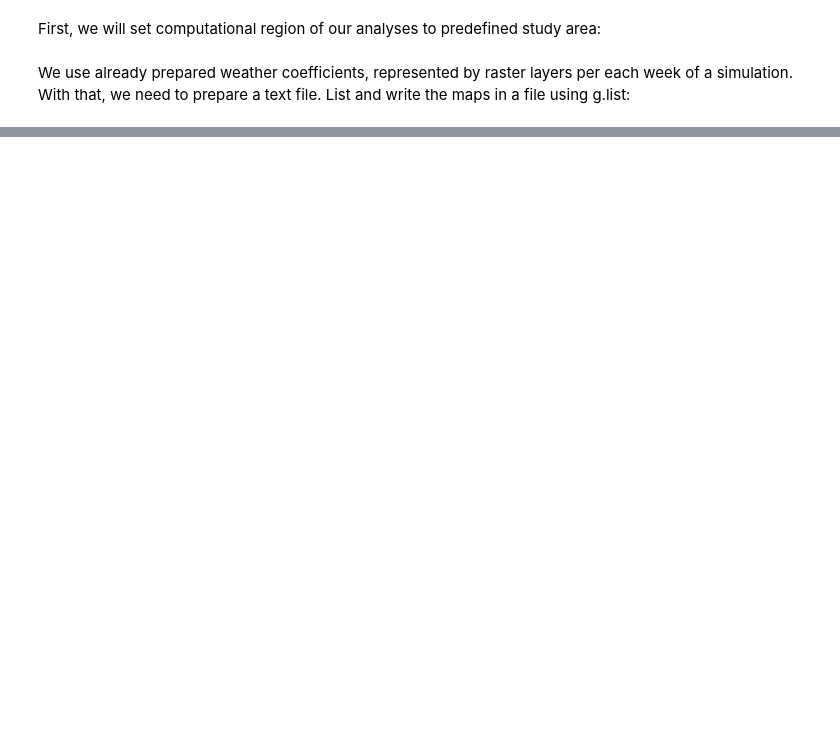
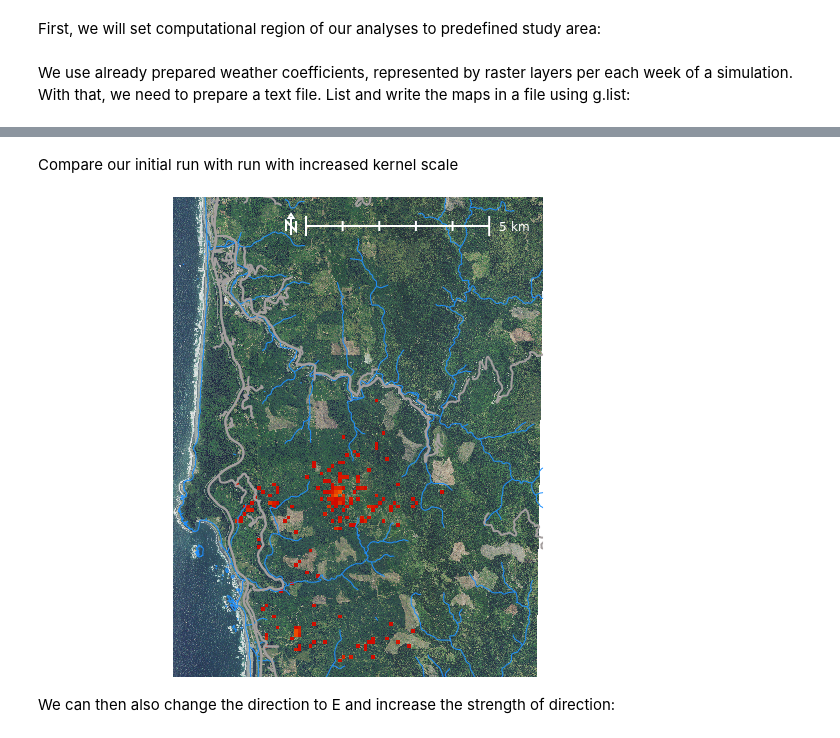
Before and after one commit to ncsu-landscape-dynamics/pops-intro-grass-notebook, a Jupyter notebook: pops-intro-grass-notebook.ipynb, the cells around one changed output, grey strips where cells are left out. Cells and saved outputs as stored; diff of their text form; code cells hidden in the pictures; blank space fills up the shorter version.

```diff
--- a/pops-intro-grass-notebook.ipynb
+++ b/pops-intro-grass-notebook.ipynb
@@ -52,0 +124,18 @@ gs.run_command('r.pops.spread', host='host', total_plants='max_host', infected='
+# %%
+gs.run_command('r.pops.spread', host='host', total_plants='max_host', infected='eu_infection_2019',
+               start_time=2019, end_time=2023, step='week', weather_coefficient_file='weather.txt',
+               reproductive_rate=1.6,
+               natural_direction='NE', natural_dispersal_kernel='exponential',
+               natural_distance=400, natural_direction_strength=3,
+               single_series='spread_distance', runs=1, random_seed=1)
+distance_series = gs.list_strings(type='raster', pattern="spread_distance*")
+gs.run_command('r.colors', map=distance_series, rules='color_infected.txt')
+# %% [markdown]
+Compare our initial run with run with increased kernel scale
+# %%
+#show(series[2])
+show(distance_series[2])
+# %% [output]
+[figure, added]
+# %% [markdown]
+We can then also change the direction to E and increase the strength of direction:
```
Also changed, not shown: parts of 37 cells of this notebook, 2 other files.
